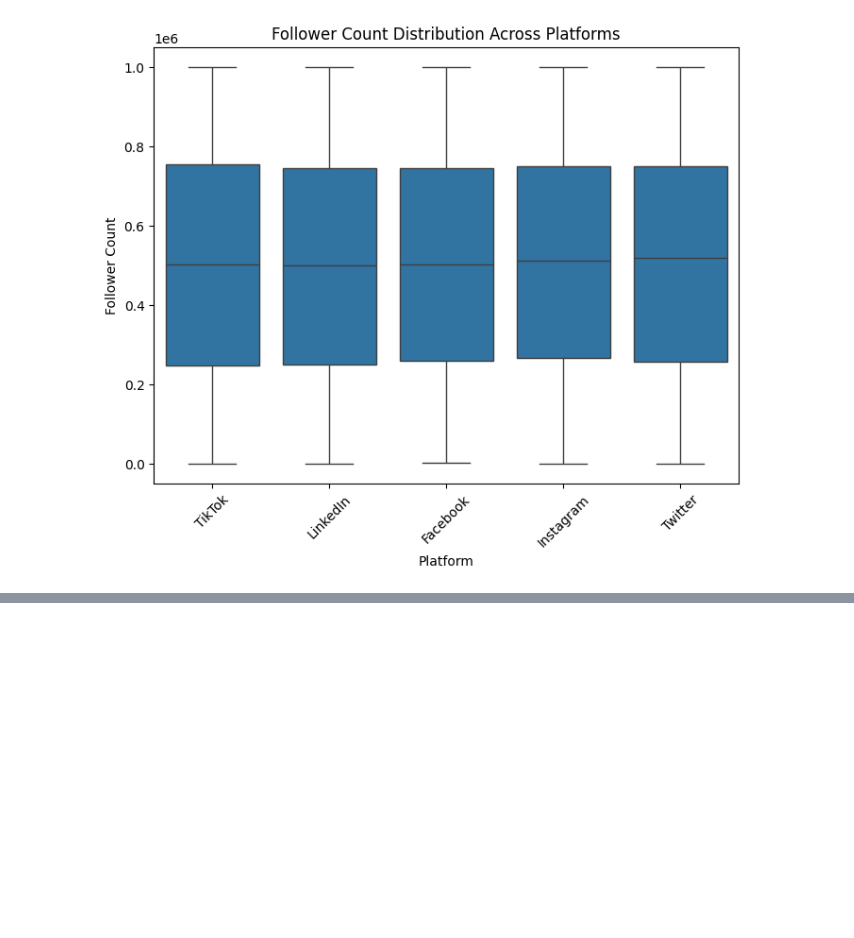
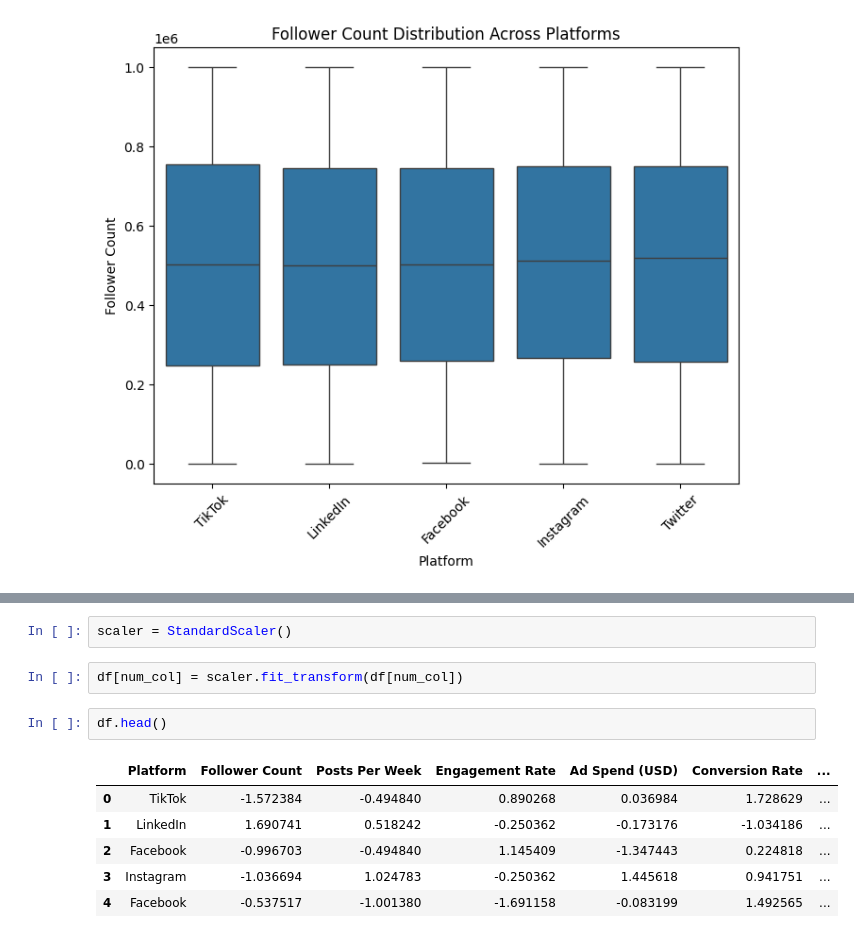
Before and after one commit to Aman-Darrell/Data-Science, a Jupyter notebook: Social Media Engagement.ipynb, the cells around one changed output, grey strips where cells are left out. Drawn from its saved outputs; the diff is of its cells as text; blank space fills up the shorter version.

```diff
--- a/Social Media Engagement.ipynb
+++ b/Social Media Engagement.ipynb
@@ -129,0 +145,13 @@ plt.show()
+# %%
+scaler = StandardScaler()
+# %%
+df[num_col] = scaler.fit_transform(df[num_col])
+# %%
+df.head()
+# %% [output]
+|  | Platform | Follower Count | Posts Per Week | Engagement Rate | Ad Spend (USD) | Conversion Rate | ... |
+| 0 | TikTok | -1.572384 | -0.494840 | 0.890268 | 0.036984 | 1.728629 | ... |
+| 1 | LinkedIn | 1.690741 | 0.518242 | -0.250362 | -0.173176 | -1.034186 | ... |
+| 2 | Facebook | -0.996703 | -0.494840 | 1.145409 | -1.347443 | 0.224818 | ... |
+| 3 | Instagram | -1.036694 | 1.024783 | -0.250362 | 1.445618 | 0.941751 | ... |
+| 4 | Facebook | -0.537517 | -1.001380 | -1.691158 | -0.083199 | 1.492565 | ... |
```
Also changed, not shown: parts of 39 cells of this notebook.
